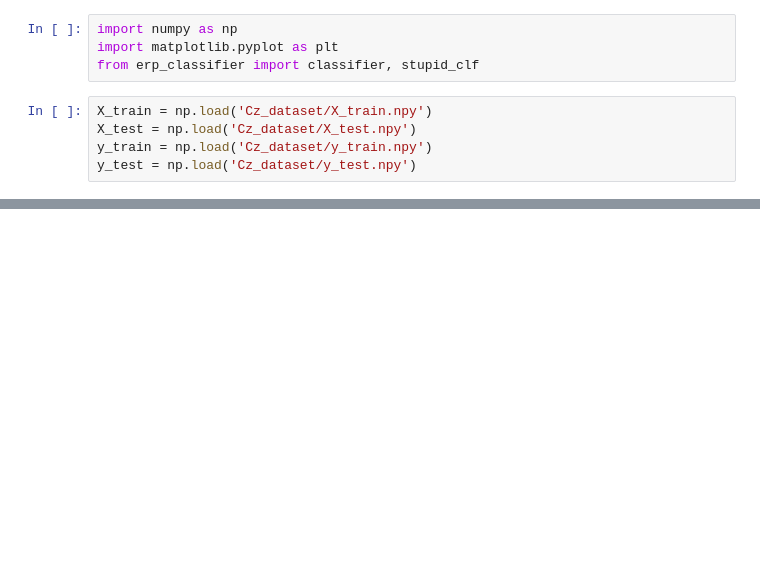
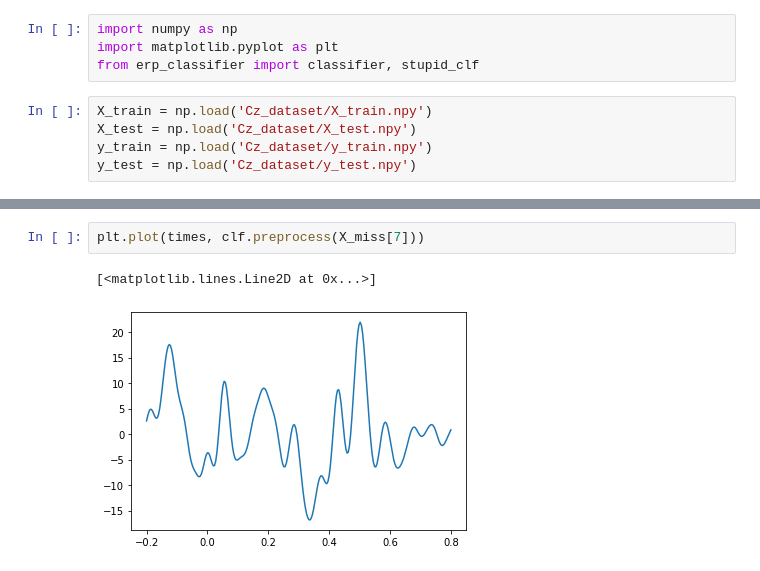
Before and after one commit to NTX-McGill/Neurotech-2023, a Jupyter notebook: siggy_ml/Testing Classifiers.ipynb, the cells around one changed output, grey strips where cells are left out. Drawn from its saved outputs; the diff is of its cells as text; blank space fills up the shorter version.

```diff
--- a/siggy_ml/Testing Classifiers.ipynb
+++ b/siggy_ml/Testing Classifiers.ipynb
@@ -32,3 +34,8 @@ plt.plot(clf.preprocess(X_hit[0]))
+# %%
+plt.plot(times, clf.preprocess(X_miss[7]))
+# %% [output]
+[<matplotlib.lines.Line2D at 0x...>]
+[figure, added]
 # %%
 X_hit = [X_train[i] for i in range(len(X_train)) if y_train[i] == 1]
 X_miss = [X_train[i] for i in range(len(X_train)) if y_train[i] == 0]
```
Also changed, not shown: parts of 5 cells of this notebook, 3 other files.
